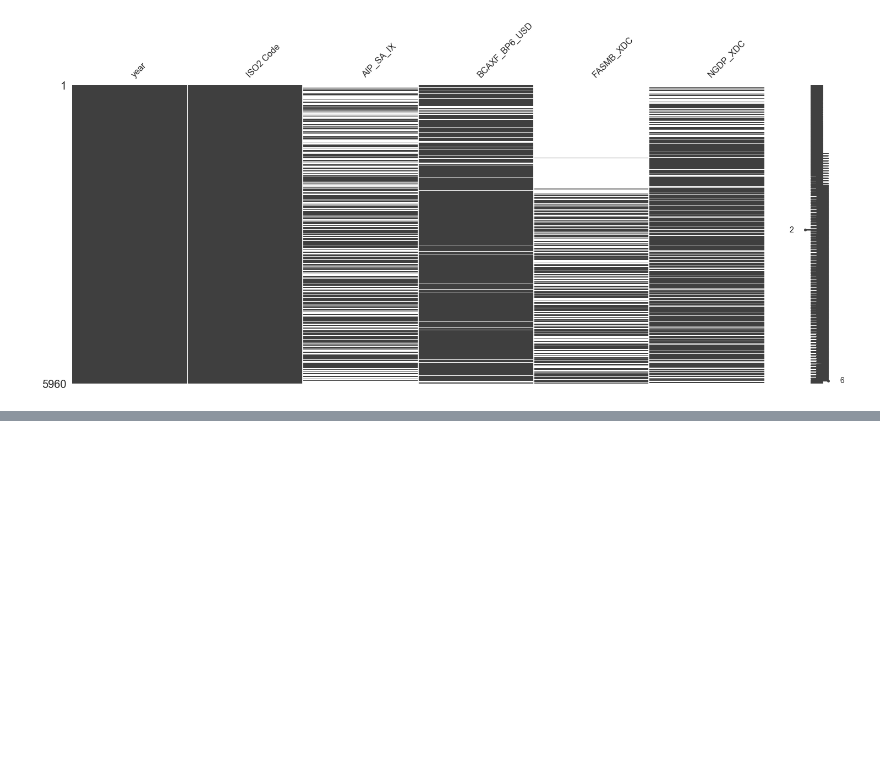
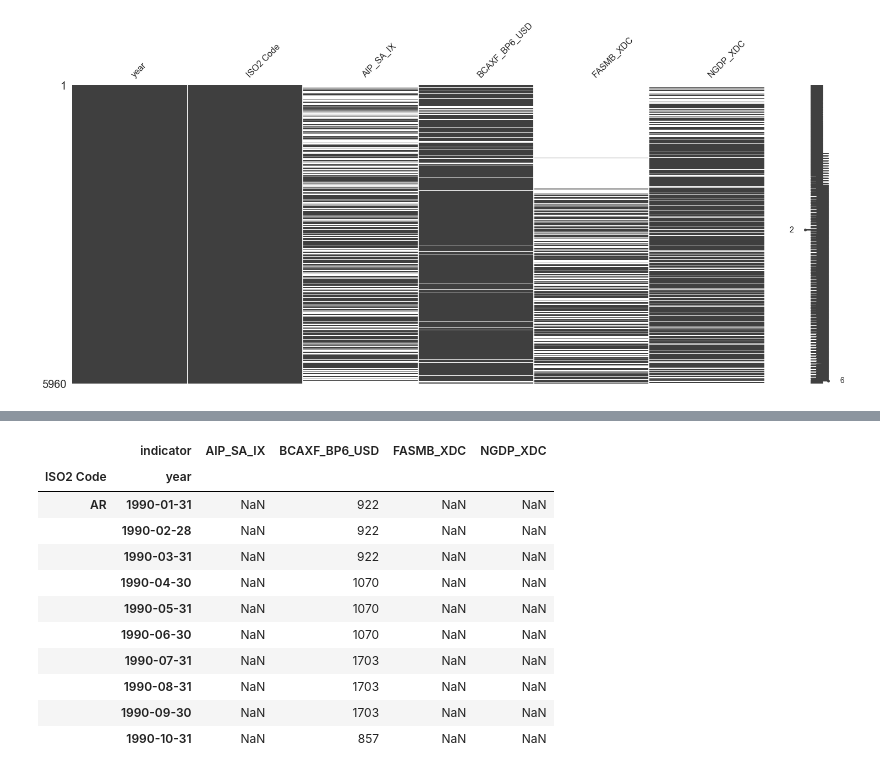
Before and after one commit to Walras-data/countryrisk, a Jupyter notebook: countryrisk4.ipynb, the cells around one changed output, grey strips where cells are left out. Saved outputs shown, nothing was run; the diff lists cells and outputs as text; code cells hidden in the pictures; blank space fills up the shorter version.

```diff
--- a/countryrisk4.ipynb
+++ b/countryrisk4.ipynb
@@ -145,7 +144,20 @@ stack1 = stack_q.groupby("ISO2 Code").bfill()
 # %%
 #Interpolation method 2 - Same within the quarterly
 
-stack2 =stack_q.groupby("ISO2 Code").ffill()
+stack_q.ffill().head(10)
+# %% [output]
+|  | indicator | AIP_SA_IX | BCAXF_BP6_USD | FASMB_XDC | NGDP_XDC |
+| ISO2 Code | year |  |  |  |  |
+| AR | 1990-01-31 | NaN | 922 | NaN | NaN |
+|  | 1990-02-28 | NaN | 922 | NaN | NaN |
+|  | 1990-03-31 | NaN | 922 | NaN | NaN |
+|  | 1990-04-30 | NaN | 1070 | NaN | NaN |
+|  | 1990-05-31 | NaN | 1070 | NaN | NaN |
+|  | 1990-06-30 | NaN | 1070 | NaN | NaN |
+|  | 1990-07-31 | NaN | 1703 | NaN | NaN |
+|  | 1990-08-31 | NaN | 1703 | NaN | NaN |
+|  | 1990-09-30 | NaN | 1703 | NaN | NaN |
+|  | 1990-10-31 | NaN | 857 | NaN | NaN |
 # %%
 #Method 3 - Linear interpolation
 
```
Also changed, not shown: parts of 9 cells of this notebook, 1 other file.
